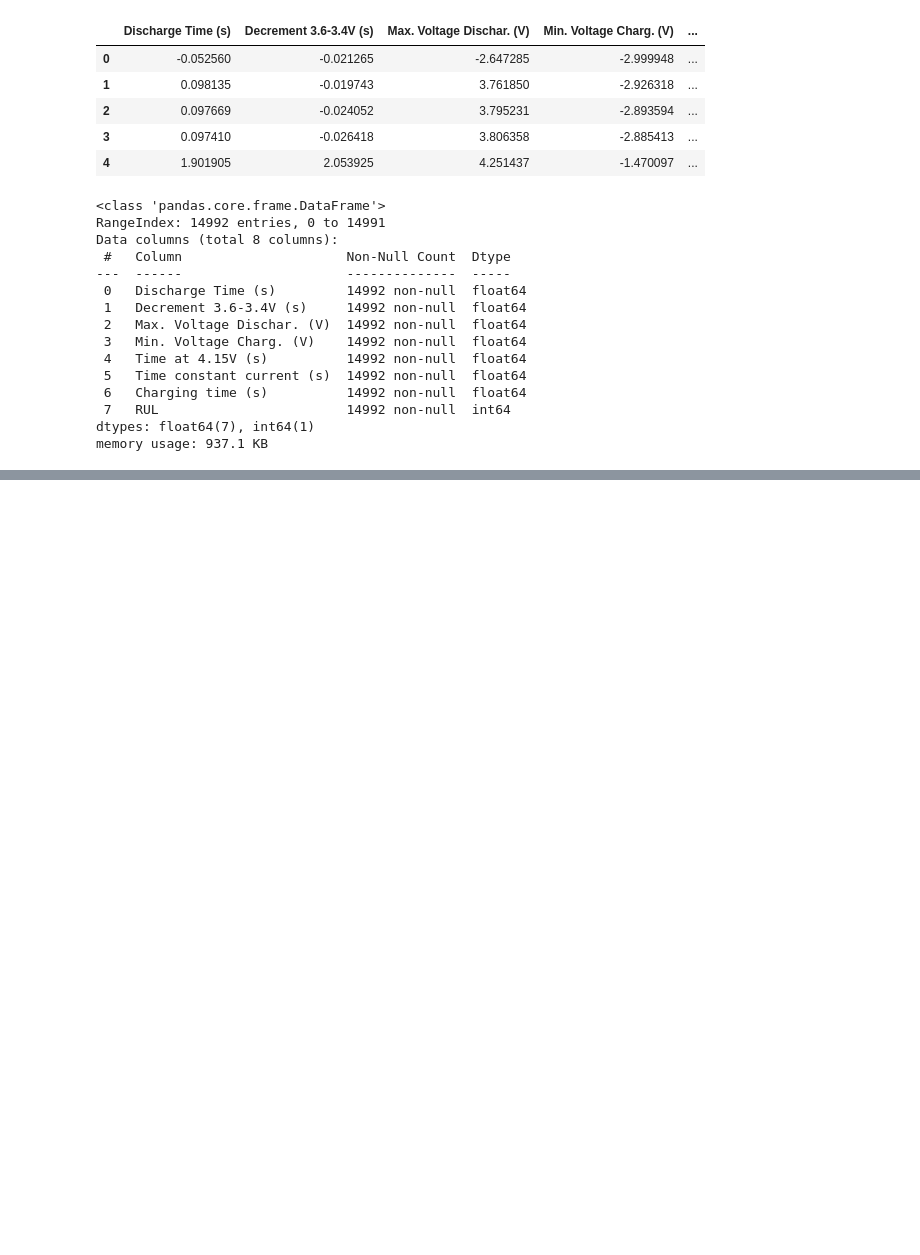
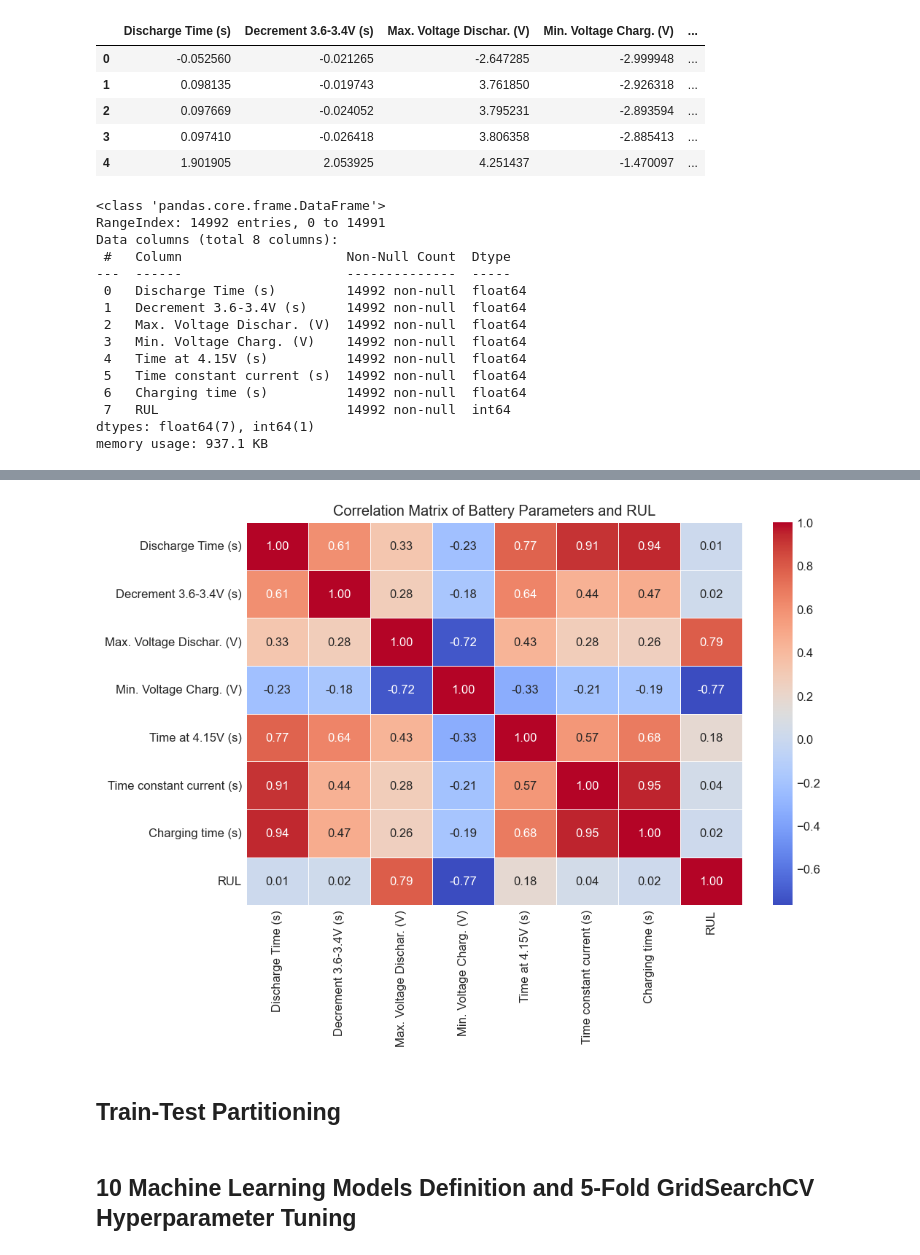
Before and after one commit to Next-Gen-Coder-2007/Intelligent-Lithium-Ion-Battery-Remaining-Useful-Life-Prediction-Digital-Twin, a Jupyter notebook: Review1_version1.ipynb, the cells around one changed output, grey strips where cells are left out. Cells and saved outputs as stored; diff of their text form; code cells hidden in the pictures; blank space fills up the shorter version.

```diff
--- a/Review1_version1.ipynb
+++ b/Review1_version1.ipynb
@@ -622,0 +111,11 @@ for name in models:
+# %%
+plt.figure(figsize=(9, 6.5))
+correlation_matrix = df.corr(numeric_only=True)
+sns.heatmap(correlation_matrix, annot=True, cmap="coolwarm", fmt=".2f", linewidths=0.5)
+plt.title("Correlation Matrix of Battery Parameters and RUL")
+plt.tight_layout()
+plt.show()
+# %% [output]
+[figure, added]
+# %% [markdown]
+## Train-Test Partitioning
@@ -622,0 +132,2 @@ for name in models:
+# %% [markdown]
+## 10 Machine Learning Models Definition and 5-Fold GridSearchCV Hyperparameter Tuning
```
Also changed, not shown: parts of 46 cells of this notebook, 1 other file.
